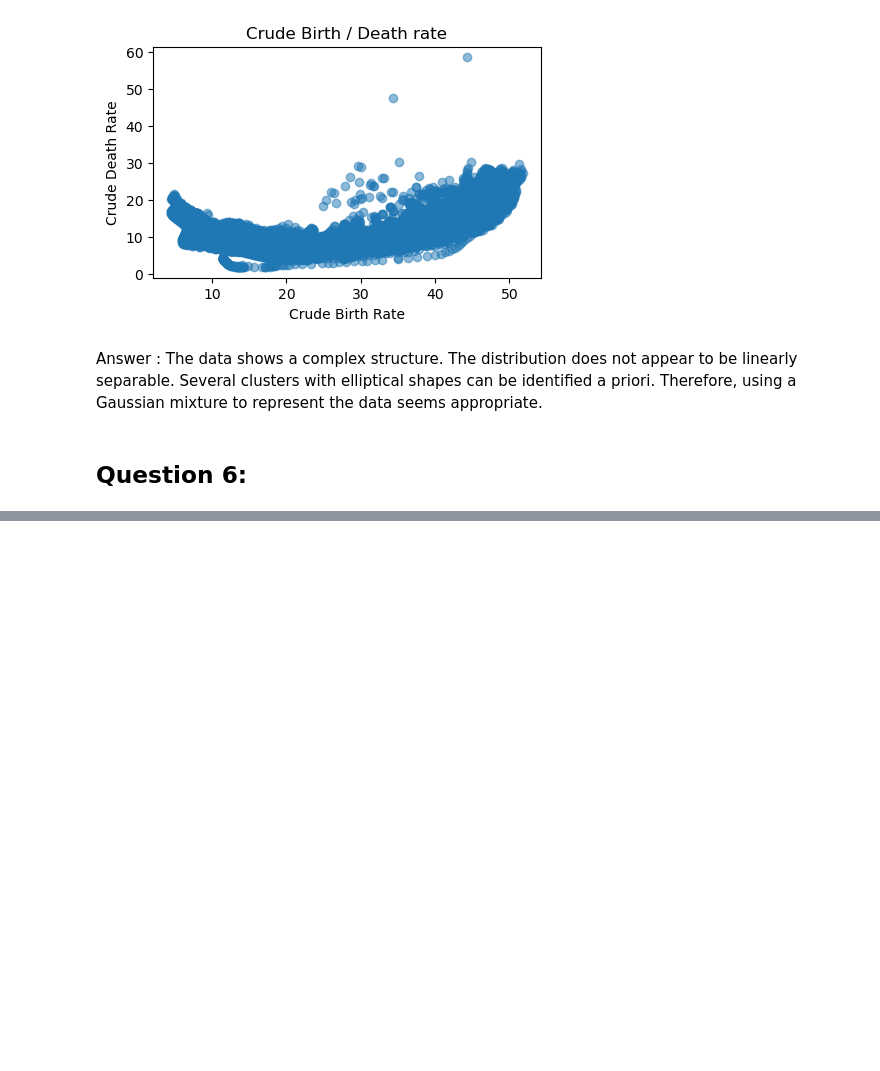
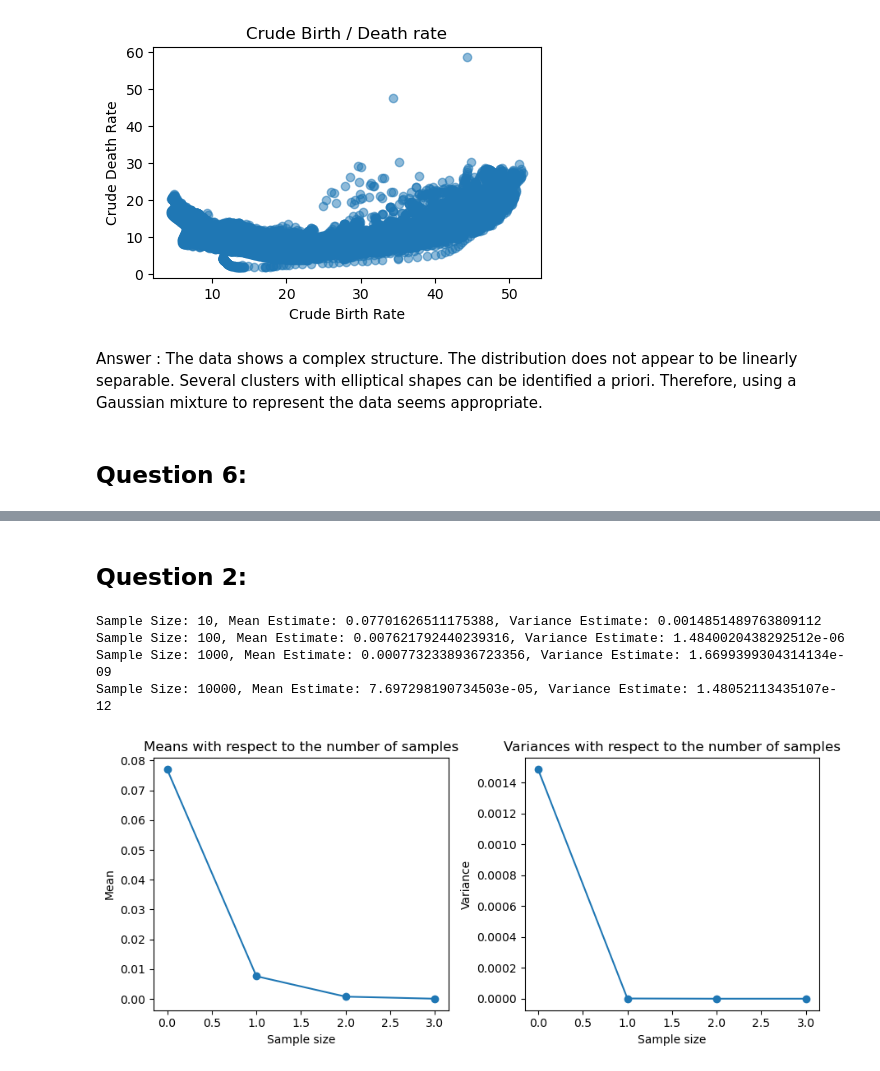
Before and after one commit to AugustinCablant/3A-class, a Jupyter notebook: Computational Statistics/TP2.ipynb, the cells around one changed output, grey strips where cells are left out. Saved outputs shown, nothing was run; the diff lists cells and outputs as text; code cells hidden in the pictures; blank space fills up the shorter version.

```diff
--- a/Computational Statistics/TP2.ipynb
+++ b/Computational Statistics/TP2.ipynb
@@ -531,0 +561,53 @@ IndexError: index 3 is out of bounds for axis 0 with size 3
+# %% [markdown]
+## Question 2:
+# %%
+def plot_mean_var(means, variances):
+    """
+    Plot mean and variance evolution with respect to the number of samples, in log scale
+    """
+    fig, (ax1, ax2) = plt.subplots(1, 2, figsize=(9, 4))
+    ax1.plot(range(len(means)), means, marker='o')
+    ax1.set_title('Means with respect to the number of samples')
+    ax1.set_xlabel('Sample size')
+    #ax1.set_xscale('log')
+    ax1.set_ylabel('Mean')
+    ax1.ylimit = (0, max(means))
+
+    ax2.plot(range(len(variances)), variances, marker='o')
+    ax2.set_title('Variances with respect to the number of samples')
+    ax2.set_xlabel('Sample size')
+    #ax2.set_xscale('log')
+    ax2.set_ylabel('Variance')
+    ax2.ylimit = (0, max(variances))
+    plt.tight_layout()
+    plt.show()
+    return None
+
+
+sample_sizes = [10, 100, 1000, 10000]
+means = []
+var = []
+# Run importance sampling for each sample size
+for n_samples in sample_sizes:
+    estimates = []
+    for _ in range(100):  # Run the procedure 100 times for each sample size
+        try:
+            estimate = importance_sampling(n_samples)
+            estimates.append(estimate)
+        except ValueError as e:
+            print(f"Sample Size: {n_samples}, Error: {e}")
+
+    if len(estimates) > 0:
+        mean_estimate = np.mean(estimates)
+        variance_estimate = np.var(estimates)
+        means.append(mean_estimate)
+        var.append(variance_estimate)
+
+        print(f"Sample Size: {n_samples}, Mean Estimate: {mean_estimate}, Variance Estimate: {variance_estimate}")
+plot_mean_var(means, var)
+# %% [output]
+Sample Size: 10, Mean Estimate: 0.07701626511175388, Variance Estimate: 0.0014851489763809112
+Sample Size: 100, Mean Estimate: 0.007621792440239316, Variance Estimate: 1.4840020438292512e-06
+Sample Size: 1000, Mean Estimate: 0.0007732338936723356, Variance Estimate: 1.6699399304314134e-09
+Sample Size: 10000, Mean Estimate: 7.697298190734503e-05, Variance Estimate: 1.48052113435107e-12
+[figure, added]
```
Also changed, not shown: parts of 7 cells of this notebook.
